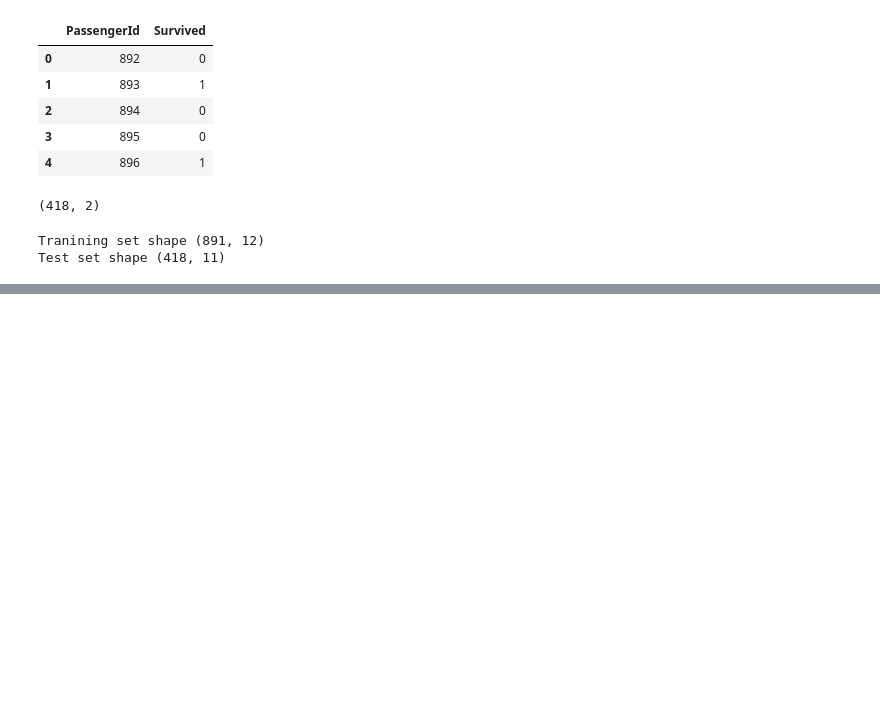
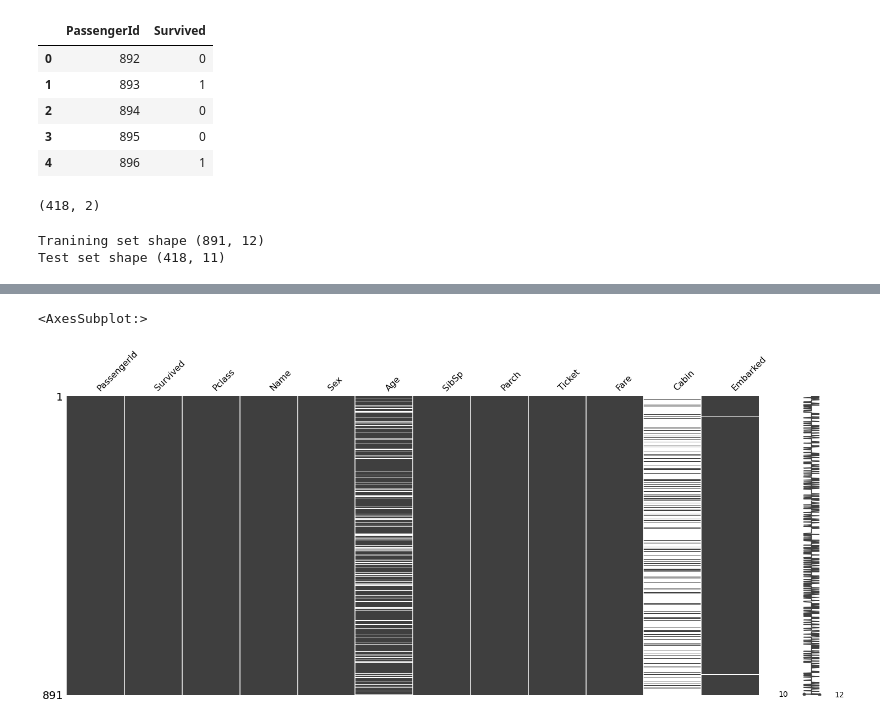
Before and after one commit to Kafka001/kaggle_titanic, a Jupyter notebook: titanic.ipynb, the cells around one changed output, grey strips where cells are left out. Saved outputs shown, nothing was run; the diff lists cells and outputs as text; code cells hidden in the pictures; blank space fills up the shorter version.

```diff
--- a/titanic.ipynb
+++ b/titanic.ipynb
@@ -84,0 +141,6 @@ Here I will outline the definitions of the columns in the titanic dataset. You c
+# %%
+# Missing data in training set
+missingno.matrix(train)
+# %% [output]
+<AxesSubplot:>
+[figure, added]
```
Also changed, not shown: parts of 45 cells of this notebook.
